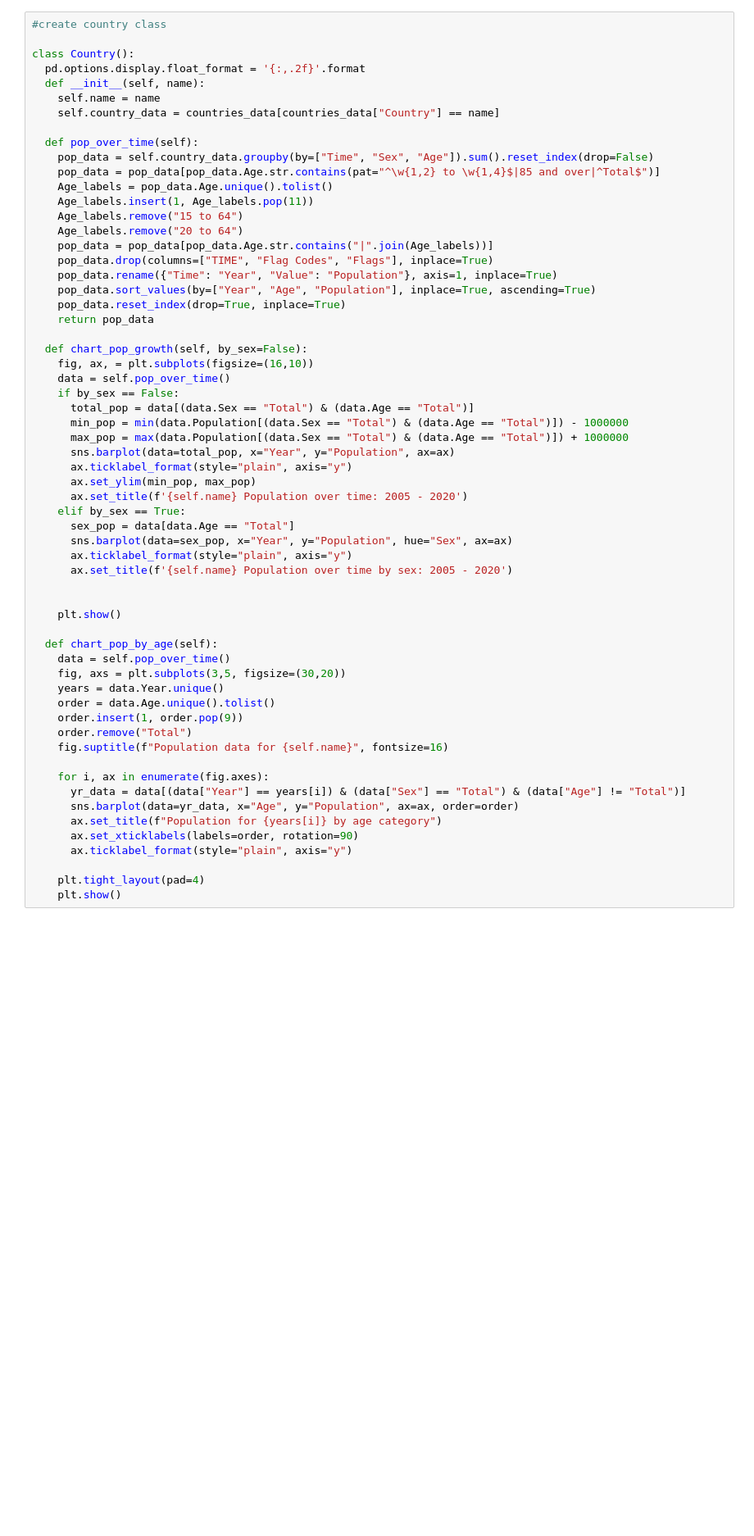
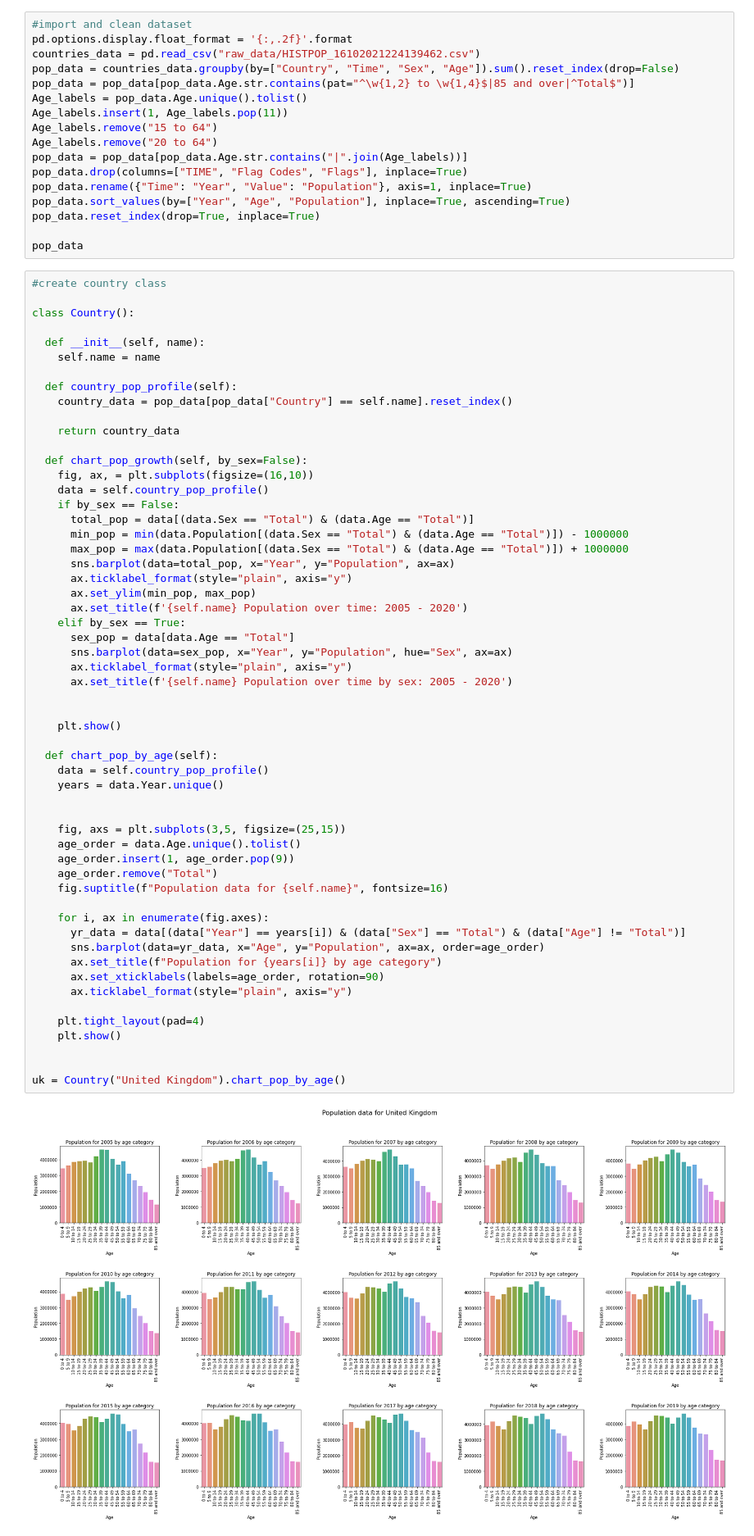
Before and after one commit to cmstorrsfox/portfolio_project, a Jupyter notebook: python_and_r/oop_project/countries_oop.ipynb, the cells around one changed output. Shown at 82% size. Cells and saved outputs as stored; diff of their text form; blank space fills up the shorter version.

```diff
--- a/python_and_r/oop_project/countries_oop.ipynb
+++ b/python_and_r/oop_project/countries_oop.ipynb
@@ -43,64 +8,78 @@ object
+# %%
+#import and clean dataset
+pd.options.display.float_format = '{:,.2f}'.format
+countries_data = pd.read_csv("raw_data/HISTPOP_16102021224139462.csv")
+pop_data = countries_data.groupby(by=["Country", "Time", "Sex", "Age"]).sum().reset_index(drop=False)
+pop_data = pop_data[pop_data.Age.str.contains(pat="^\w{1,2} to \w{1,4}$|85 and over|^Total$")]
+Age_labels = pop_data.Age.unique().tolist()
+Age_labels.insert(1, Age_labels.pop(11))
+Age_labels.remove("15 to 64")
+Age_labels.remove("20 to 64")
+pop_data = pop_data[pop_data.Age.str.contains("|".join(Age_labels))]
+pop_data.drop(columns=["TIME", "Flag Codes", "Flags"], inplace=True)
+pop_data.rename({"Time": "Year", "Value": "Population"}, axis=1, inplace=True)
+pop_data.sort_values(by=["Year", "Age", "Population"], inplace=True, ascending=True)
+pop_data.reset_index(drop=True, inplace=True)
+
+pop_data
 # %%
 #create country class
 
 class Country():
-  pd.options.display.float_format = '{:,.2f}'.format
+
   def __init__(self, name):
     self.name = name
-    self.country_data = countries_data[countries_data["Country"] == name]
 
-  def pop_over_time(self):
-    pop_data = self.country_data.groupby(by=["Time", "Sex", "Age"]).sum().reset_index(drop=False)
-    pop_data = pop_data[pop_data.Age.str.contains(pat="^\w{1,2} to \w{1,4}$|85 and over|^Total$")]
-    Age_labels = pop_data.Age.unique().tolist()
-    Age_labels.insert(1, Age_labels.pop(11))
-    Age_labels.remove("15 to 64")
-    Age_labels.remove("20 to 64")
-    pop_data = pop_data[pop_data.Age.str.contains("|".join(Age_labels))]
-    pop_data.drop(columns=["TIME", "Flag Codes", "Flags"], inplace=True)
-    pop_data.rename({"Time": "Year", "Value": "Population"}, axis=1, inplace=True)
-    pop_data.sort_values(by=["Year", "Age", "Population"], inplace=True, ascending=True)
-    pop_data.reset_index(drop=True, inplace=True)
-    return pop_data
+  def country_pop_profile(self):
+    country_data = pop_data[pop_data["Country"] == self.name].reset_index()
+
+    return country_data
 
   def chart_pop_growth(self, by_sex=False):
     fig, ax, = plt.subplots(figsize=(16,10))
-    data = self.pop_over_time()
+    data = self.country_pop_profile()
     if by_sex == False:
       total_pop = data[(data.Sex == "Total") & (data.Age == "Total")]
       min_pop = min(data.Population[(data.Sex == "Total") & (data.Age == "Total")]) - 1000000
       max_pop = max(data.Population[(data.Sex == "Total") & (data.Age == "Total")]) + 1000000
       sns.barplot(data=total_pop, x="Year", y="Population", ax=ax)
       ax.ticklabel_format(style="plain", axis="y")
       ax.set_ylim(min_pop, max_pop)
       ax.set_title(f'{self.name} Population over time: 2005 - 2020')
     elif by_sex == True:
       sex_pop = data[data.Age == "Total"]
       sns.barplot(data=sex_pop, x="Year", y="Population", hue="Sex", ax=ax)
       ax.ticklabel_format(style="plain", axis="y")
       ax.set_title(f'{self.name} Population over time by sex: 2005 - 2020')
 
 
     plt.show()
 
   def chart_pop_by_age(self):
-    data = self.pop_over_time()
-    fig, axs = plt.subplots(3,5, figsize=(30,20))
+    data = self.country_pop_profile()
     years = data.Year.unique()
-    order = data.Age.unique().tolist()
-    order.insert(1, order.pop(9))
-    order.remove("Total")
+
+
+    fig, axs = plt.subplots(3,5, figsize=(25,15))
+    age_order = data.Age.unique().tolist()
+    age_order.insert(1, age_order.pop(9))
+    age_order.remove("Total")
     fig.suptitle(f"Population data for {self.name}", fontsize=16)
 
     for i, ax in enumerate(fig.axes):
       yr_data = data[(data["Year"] == years[i]) & (data["Sex"] == "Total") & (data["Age"] != "Total")]
-      sns.barplot(data=yr_data, x="Age", y="Population", ax=ax, order=order)
+      sns.barplot(data=yr_data, x="Age", y="Population", ax=ax, order=age_order)
       ax.set_title(f"Population for {years[i]} by age category")
-      ax.set_xticklabels(labels=order, rotation=90)
+      ax.set_xticklabels(labels=age_order, rotation=90)
       ax.ticklabel_format(style="plain", axis="y")
 
     plt.tight_layout(pad=4)
     plt.show()
+
+
+uk = Country("United Kingdom").chart_pop_by_age()
+# %% [output]
+[figure, added]
 # %%
 germany = Country("Germany")
 uk = Country("United Kingdom")
```
Also changed, not shown: parts of 3 cells of this notebook.
